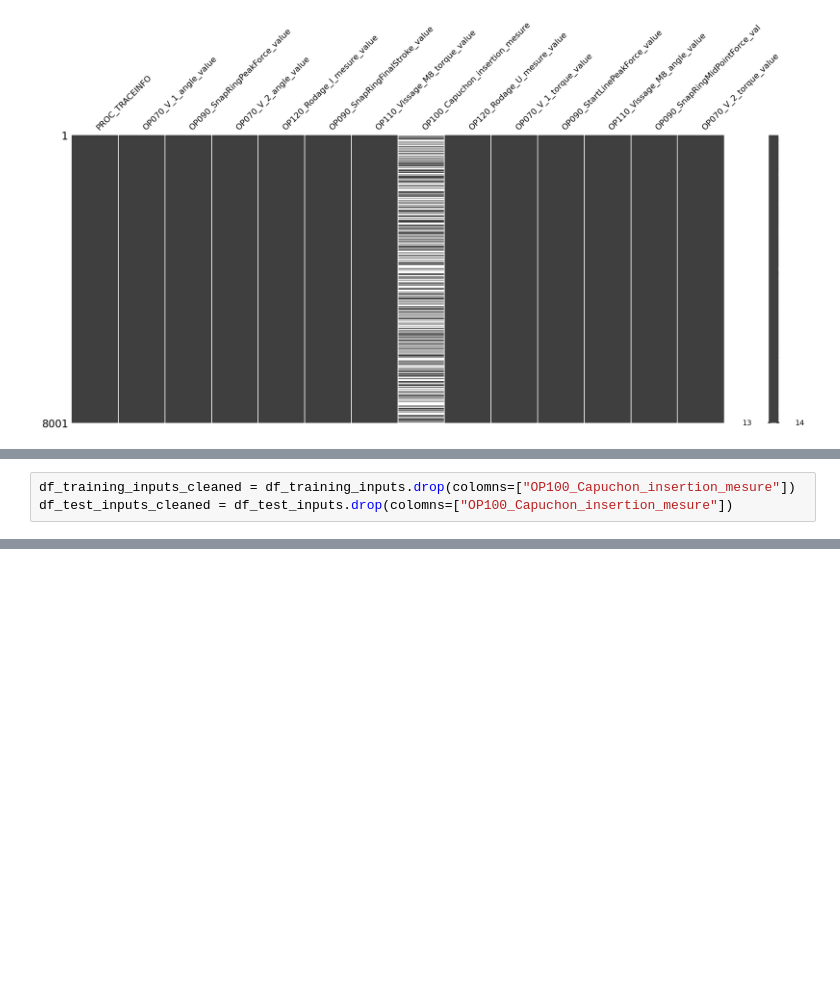
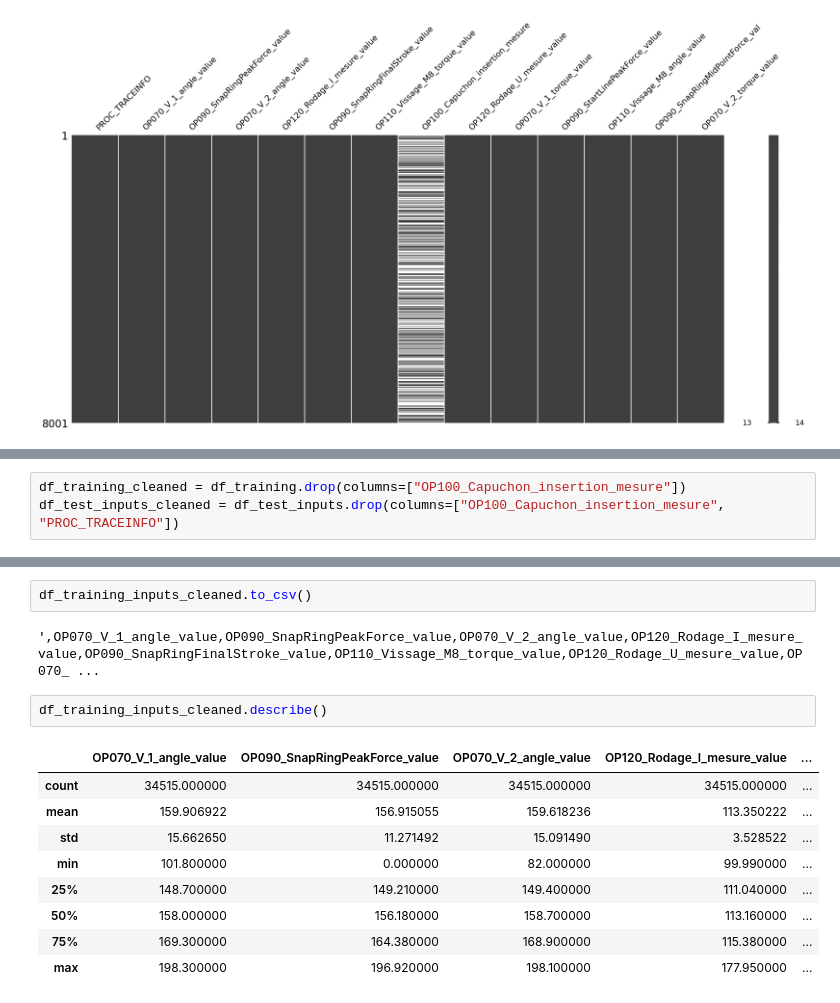
Before and after one commit to TonioHathos/AI_Valeo, a Jupyter notebook: Preprocessing_dataset_antoine.ipynb, the cells around one changed output, grey strips where cells are left out. Drawn from its saved outputs; the diff is of its cells as text; blank space fills up the shorter version.

```diff
--- a/Preprocessing_dataset_antoine.ipynb
+++ b/Preprocessing_dataset_antoine.ipynb
@@ -94,3 +106,3 @@ Stratégie 1: Supprimer l'unique colonne avec des valeurs manquantes
 # %%
-df_training_inputs_cleaned = df_training_inputs.drop(colomns=["OP100_Capuchon_insertion_mesure"])
-df_test_inputs_cleaned = df_test_inputs.drop(colomns=["OP100_Capuchon_insertion_mesure"])
+df_training_cleaned = df_training.drop(columns=["OP100_Capuchon_insertion_mesure"])
+df_test_inputs_cleaned = df_test_inputs.drop(columns=["OP100_Capuchon_insertion_mesure", "PROC_TRACEINFO"])
@@ -98,0 +137,16 @@ TypeError: ignored
+# %%
+df_training_inputs_cleaned.to_csv()
+# %% [output]
+',OP070_V_1_angle_value,OP090_SnapRingPeakForce_value,OP070_V_2_angle_value,OP120_Rodage_I_mesure_value,OP090_SnapRingFinalStroke_value,OP110_Vissage_M8_torque_value,OP120_Rodage_U_mesure_value,OP070_ ...
+# %%
+df_training_inputs_cleaned.describe()
+# %% [output]
+|  | OP070_V_1_angle_value | OP090_SnapRingPeakForce_value | OP070_V_2_angle_value | OP120_Rodage_I_mesure_value | ... |
+| count | 34515.000000 | 34515.000000 | 34515.000000 | 34515.000000 | ... |
+| mean | 159.906922 | 156.915055 | 159.618236 | 113.350222 | ... |
+| std | 15.662650 | 11.271492 | 15.091490 | 3.528522 | ... |
+| min | 101.800000 | 0.000000 | 82.000000 | 99.990000 | ... |
+| 25% | 148.700000 | 149.210000 | 149.400000 | 111.040000 | ... |
+| 50% | 158.000000 | 156.180000 | 158.700000 | 113.160000 | ... |
+| 75% | 169.300000 | 164.380000 | 168.900000 | 115.380000 | ... |
+| max | 198.300000 | 196.920000 | 198.100000 | 177.950000 | ... |
```
Also changed, not shown: parts of 11 cells of this notebook.
